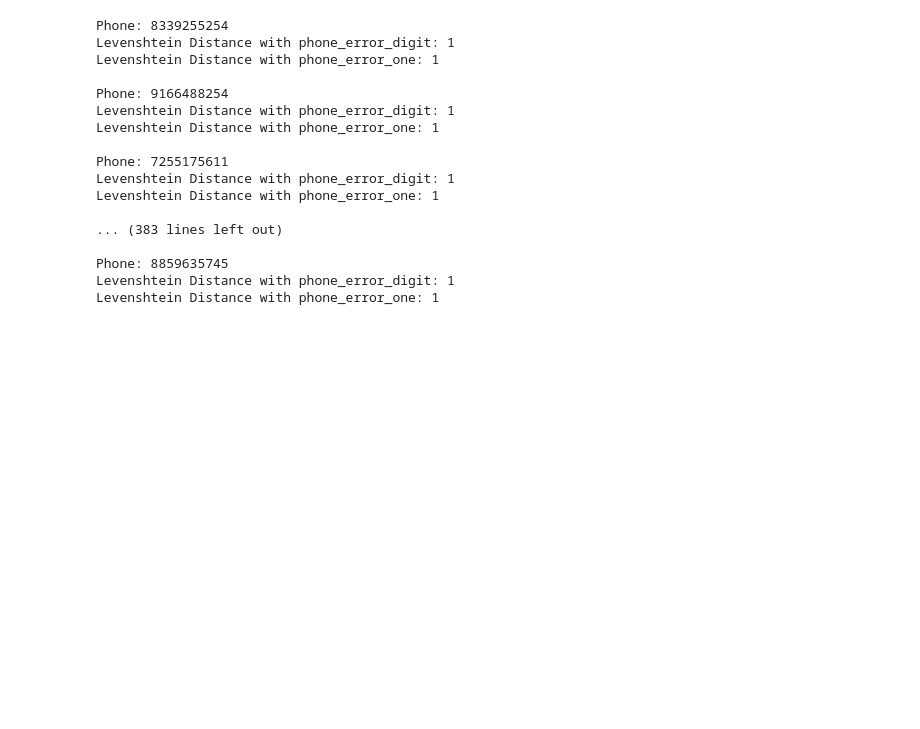
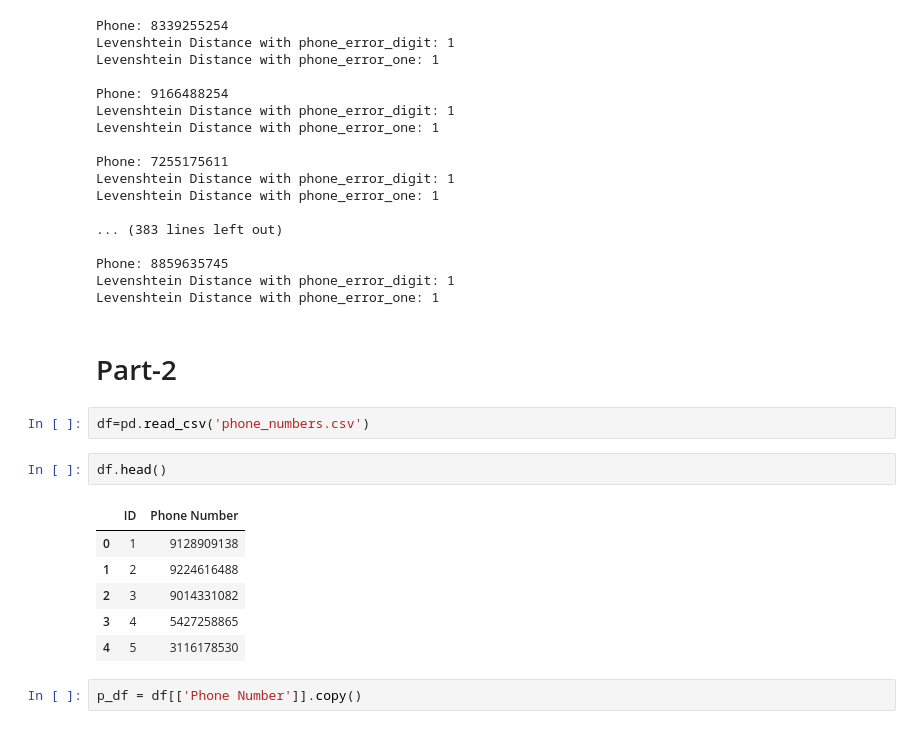
Before and after one commit to saiyarlagadda/Phone-Number-Check-NN, a Jupyter notebook: Phone_Number.ipynb, the cells around one changed output. Cells and saved outputs as stored; diff of their text form; blank space fills up the shorter version.

```diff
--- a/Phone_Number.ipynb
+++ b/Phone_Number.ipynb
@@ -360,3 +363,18 @@ Levenshtein Distance with phone_error_one: 1
 Phone: 8859635745
 Levenshtein Distance with phone_error_digit: 1
 Levenshtein Distance with phone_error_one: 1
+# %% [markdown]
+# Part-2
+# %%
+df=pd.read_csv('phone_numbers.csv')
+# %%
+df.head()
+# %% [output]
+|  | ID | Phone Number |
+| 0 | 1 | 9128909138 |
+| 1 | 2 | 9224616488 |
+| 2 | 3 | 9014331082 |
+| 3 | 4 | 5427258865 |
+| 4 | 5 | 3116178530 |
+# %%
+p_df = df[['Phone Number']].copy()
```
Also changed, not shown: parts of 11 cells of this notebook, 2 other files.
